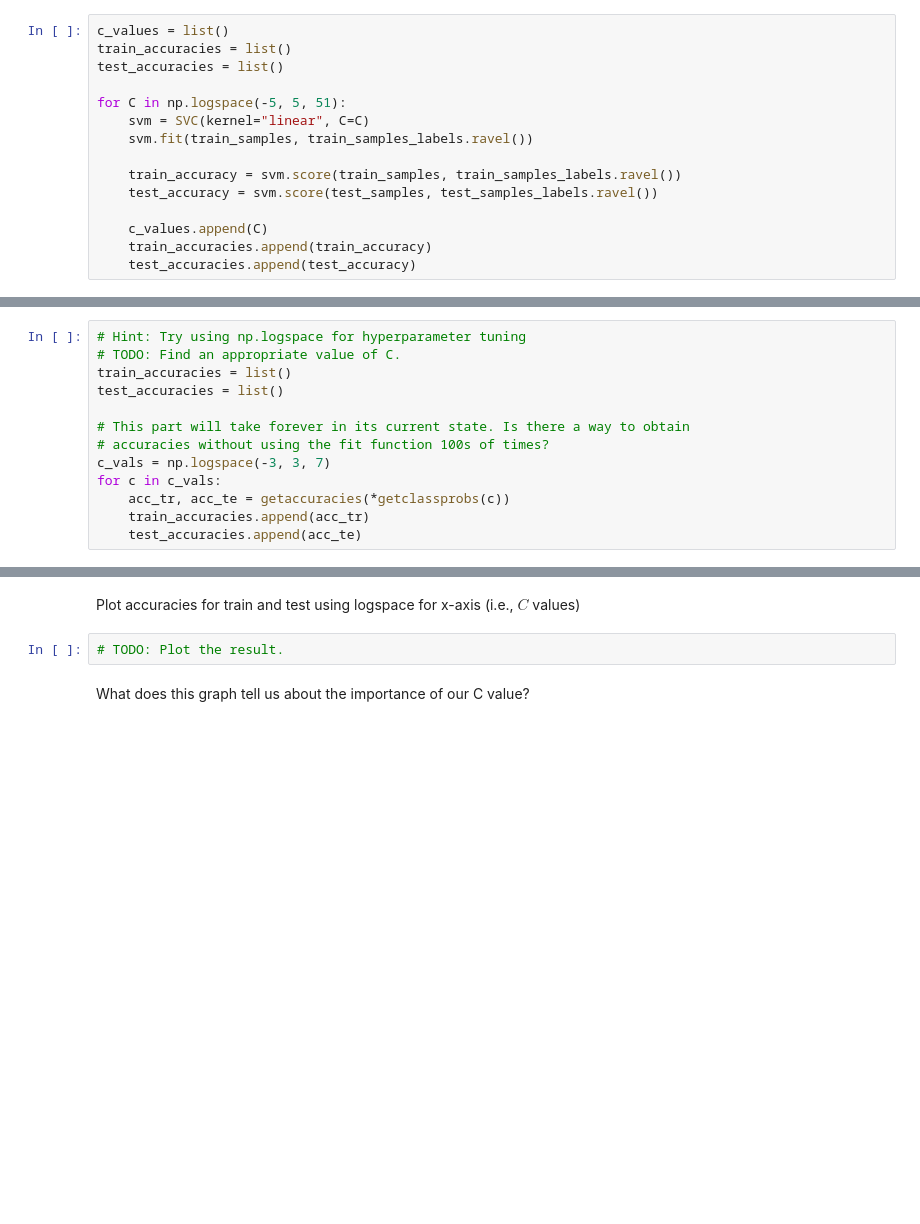
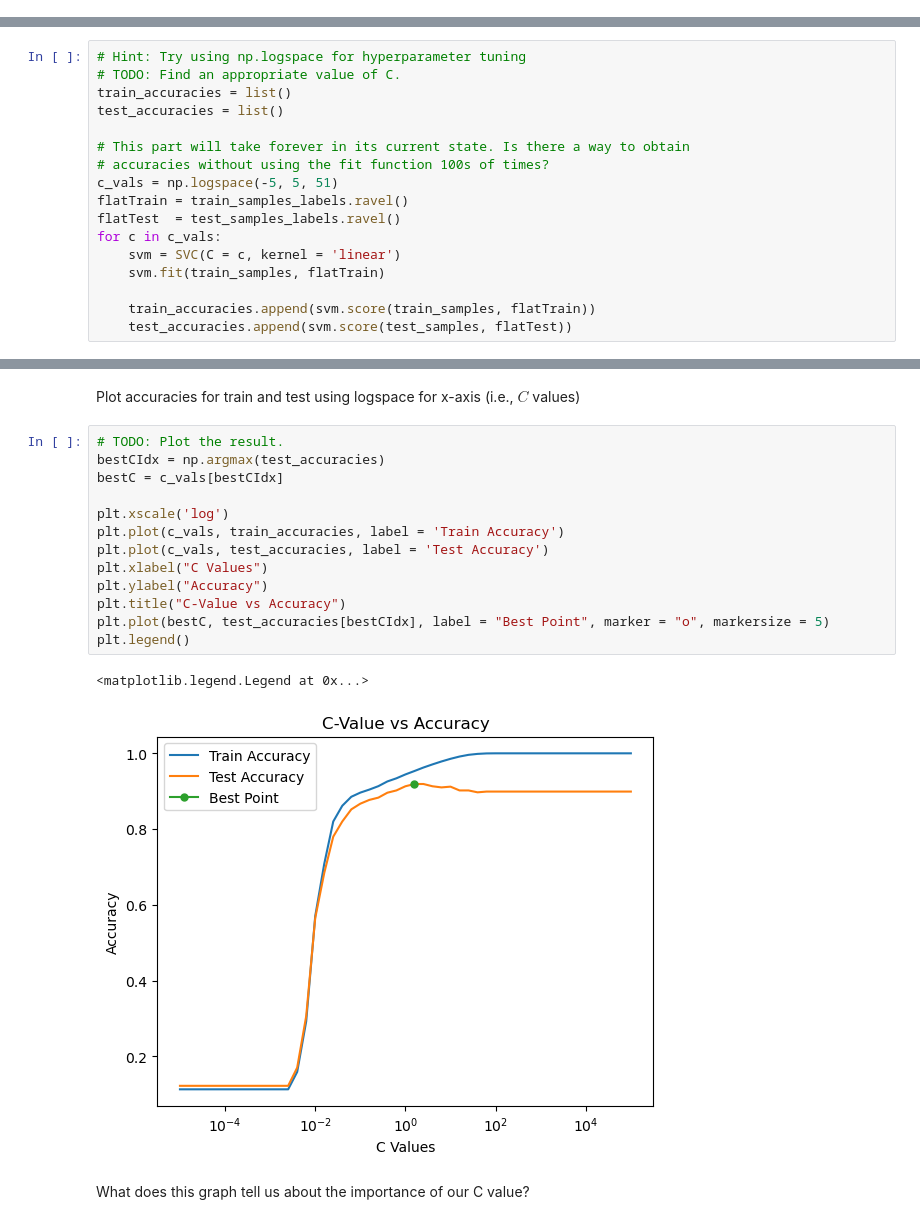
Before and after one commit to richmanpoorman/MachineLearningSpring2023, a Jupyter notebook: proj1/project1/notebook.ipynb, the cells around one changed output, grey strips where cells are left out. Saved outputs shown, nothing was run; the diff lists cells and outputs as text; blank space fills up the shorter version.

```diff
--- a/proj1/project1/notebook.ipynb
+++ b/proj1/project1/notebook.ipynb
@@ -333,18 +330,3 @@ Train accuracy: 91.80
 Test accuracy: 88.60
 # %% [markdown]
 The parameter $C>0$ controls the tradeoff between the size of the margin and the slack variable penalty. It is analogous to the inverse of a regularization coefficient. Include in your report a brief discussion of how you found an appropriate value.
-# %%
-c_values = list()
-train_accuracies = list()
-test_accuracies = list()
-
-for C in np.logspace(-5, 5, 51):
-    svm = SVC(kernel="linear", C=C)
-    svm.fit(train_samples, train_samples_labels.ravel())
-
-    train_accuracy = svm.score(train_samples, train_samples_labels.ravel())
-    test_accuracy = svm.score(test_samples, test_samples_labels.ravel())
-
-    c_values.append(C)
-    train_accuracies.append(train_accuracy)
-    test_accuracies.append(test_accuracy)
@@ -376,8 +338,12 @@ test_accuracies = list()
 
 # This part will take forever in its current state. Is there a way to obtain
 # accuracies without using the fit function 100s of times?
-c_vals = np.logspace(-3, 3, 7)
+c_vals = np.logspace(-5, 5, 51)
+flatTrain = train_samples_labels.ravel()
+flatTest  = test_samples_labels.ravel()
 for c in c_vals:
-    acc_tr, acc_te = getaccuracies(*getclassprobs(c))
-    train_accuracies.append(acc_tr)
-    test_accuracies.append(acc_te)
+    svm = SVC(C = c, kernel = 'linear')
+    svm.fit(train_samples, flatTrain)
+
+    train_accuracies.append(svm.score(train_samples, flatTrain))
+    test_accuracies.append(svm.score(test_samples, flatTest))
@@ -389,8 +353,22 @@ Provide details on how you found an appropriate value.
 We wanted to get all the accuracies from all the C calues we tested. From there, we looked at all the accuracies and chose the C value that corresponded to the highest accuracy.
 # %% [markdown]
 Plot accuracies for train and test using logspace for x-axis (i.e., $C$ values)
-# %%
-# TODO: Plot the result.
+# %%
+# TODO: Plot the result.
+bestCIdx = np.argmax(test_accuracies)
+bestC = c_vals[bestCIdx]
+
+plt.xscale('log')
+plt.plot(c_vals, train_accuracies, label = 'Train Accuracy')
+plt.plot(c_vals, test_accuracies, label = 'Test Accuracy')
+plt.xlabel("C Values")
+plt.ylabel("Accuracy")
+plt.title("C-Value vs Accuracy")
+plt.plot(bestC, test_accuracies[bestCIdx], label = "Best Point", marker = "o", markersize = 5)
+plt.legend()
+# %% [output]
+<matplotlib.legend.Legend at 0x...>
+[figure, added]
 # %% [markdown]
 What does this graph tell us about the importance of our C value?
 # %% [markdown]
```
Also changed, not shown: parts of 8 cells of this notebook.
